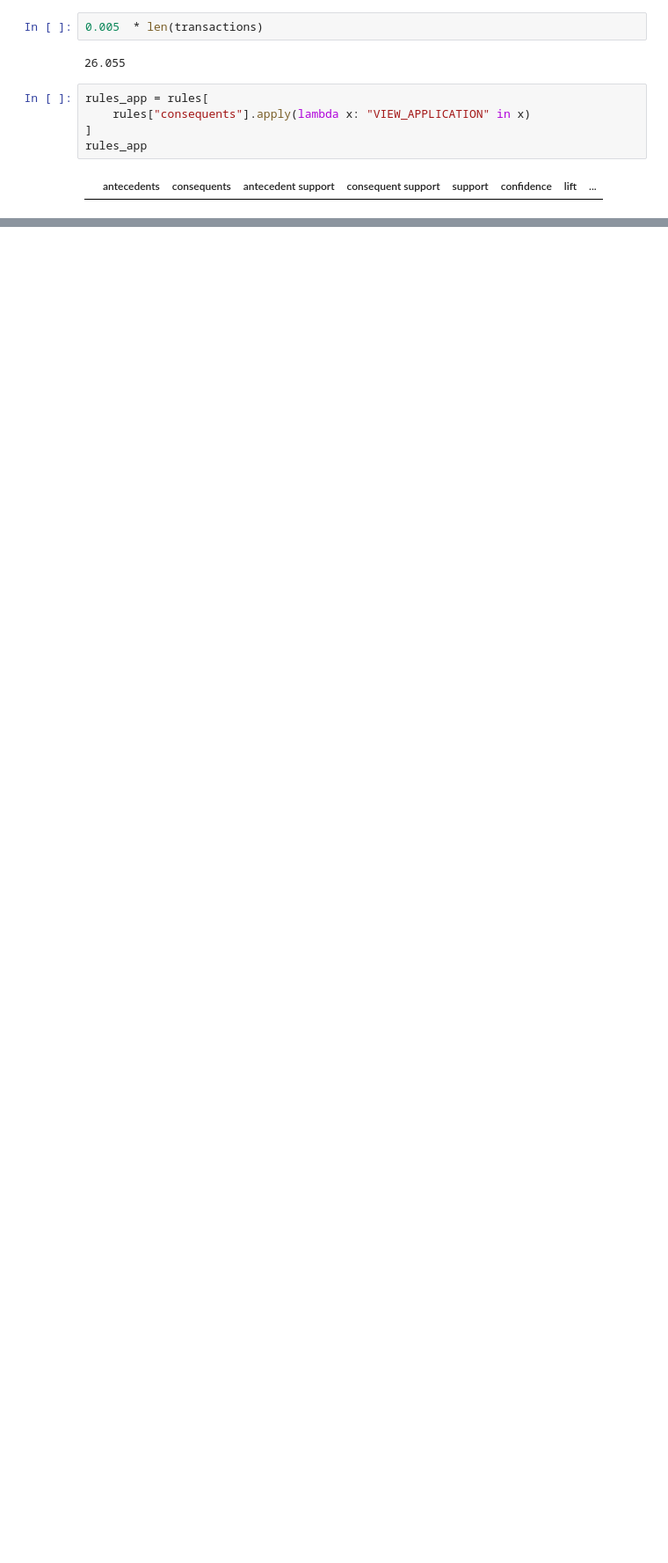
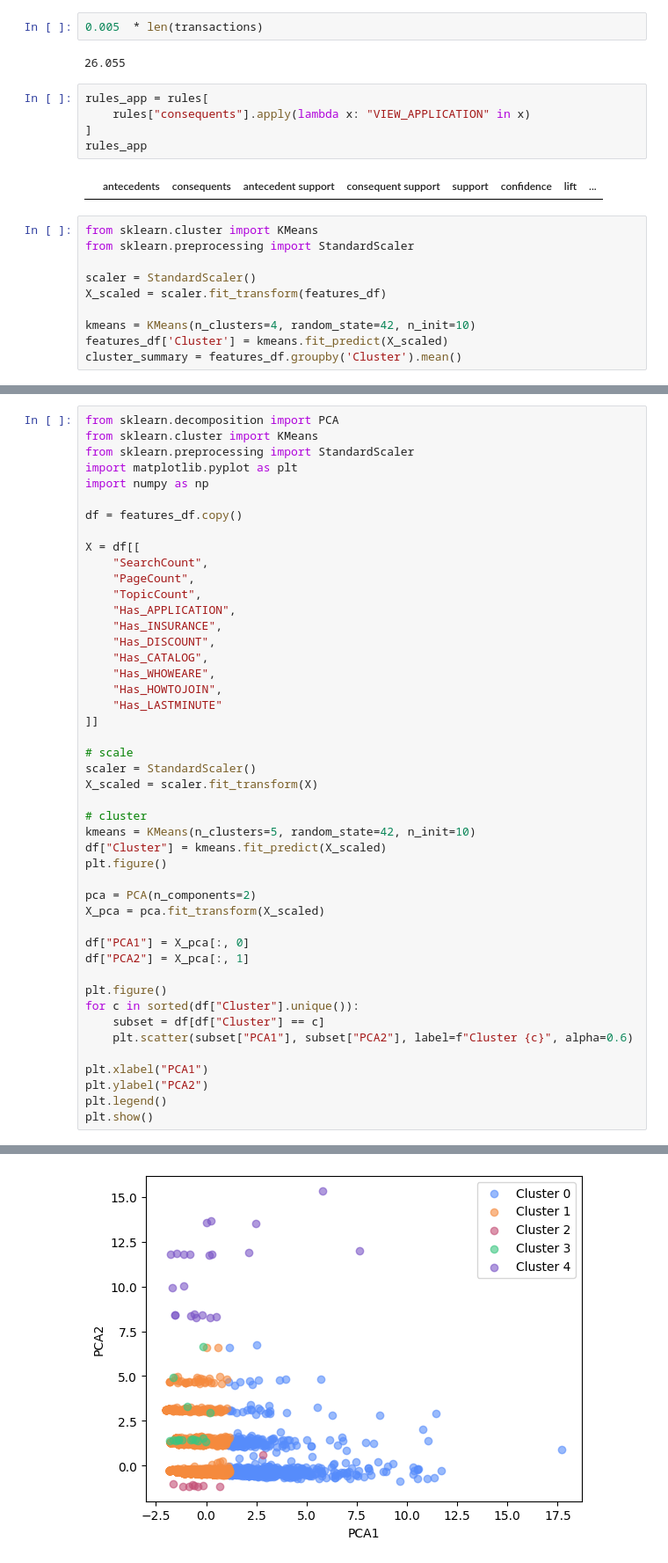
Before and after one commit to TarasHamkalo/on-web-data-mining, a Jupyter notebook: 04/notebooks/main.ipynb, the cells around one changed output, grey strips where cells are left out. Shown at 88% size. Drawn from its saved outputs; the diff is of its cells as text; blank space fills up the shorter version.

Commit message:
chore(04): visits clustering

```diff
--- a/04/notebooks/main.ipynb
+++ b/04/notebooks/main.ipynb
@@ -315,3 +333,13 @@ rules_app = rules[
 rules_app
 # %% [output]
 |  | antecedents | consequents | antecedent support | consequent support | support | confidence | lift | ... |
+# %%
+from sklearn.cluster import KMeans
+from sklearn.preprocessing import StandardScaler
+
+scaler = StandardScaler()
+X_scaled = scaler.fit_transform(features_df)
+
+kmeans = KMeans(n_clusters=4, random_state=42, n_init=10)
+features_df['Cluster'] = kmeans.fit_predict(X_scaled)
+cluster_summary = features_df.groupby('Cluster').mean()
@@ -317,0 +355,47 @@ rules_app
+# %%
+from sklearn.decomposition import PCA
+from sklearn.cluster import KMeans
+from sklearn.preprocessing import StandardScaler
+import matplotlib.pyplot as plt
+import numpy as np
+
+df = features_df.copy()
+
+X = df[[
+    "SearchCount",
+    "PageCount",
+    "TopicCount",
+    "Has_APPLICATION",
+    "Has_INSURANCE",
+    "Has_DISCOUNT",
+    "Has_CATALOG",
+    "Has_WHOWEARE",
+    "Has_HOWTOJOIN",
+    "Has_LASTMINUTE"
+]]
+
+# scale
+scaler = StandardScaler()
+X_scaled = scaler.fit_transform(X)
+
+# cluster
+kmeans = KMeans(n_clusters=5, random_state=42, n_init=10)
+df["Cluster"] = kmeans.fit_predict(X_scaled)
+plt.figure()
+
+pca = PCA(n_components=2)
+X_pca = pca.fit_transform(X_scaled)
+
+df["PCA1"] = X_pca[:, 0]
+df["PCA2"] = X_pca[:, 1]
+
+plt.figure()
+for c in sorted(df["Cluster"].unique()):
+    subset = df[df["Cluster"] == c]
+    plt.scatter(subset["PCA1"], subset["PCA2"], label=f"Cluster {c}", alpha=0.6)
+
+plt.xlabel("PCA1")
+plt.ylabel("PCA2")
+plt.legend()
+plt.show()
+# %% [output]
@@ -317,0 +403 @@ rules_app
+[figure, added]
```
Also changed, not shown: parts of 16 cells of this notebook.
